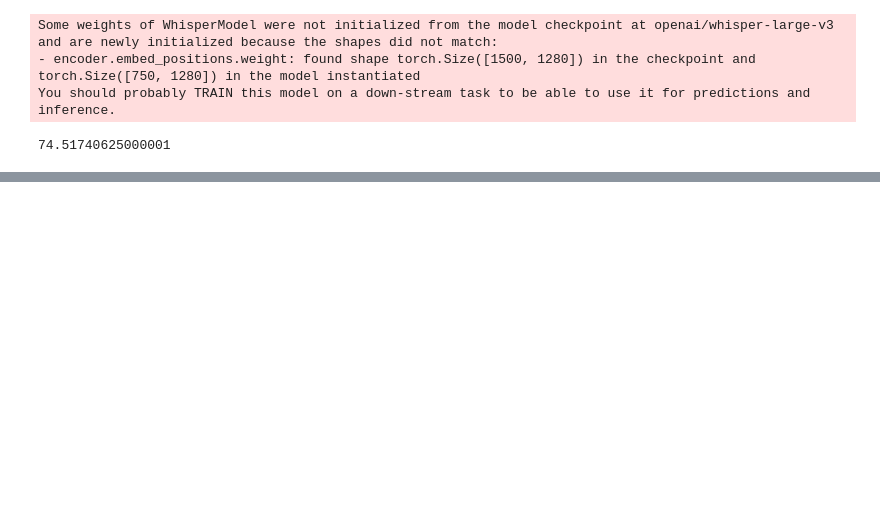
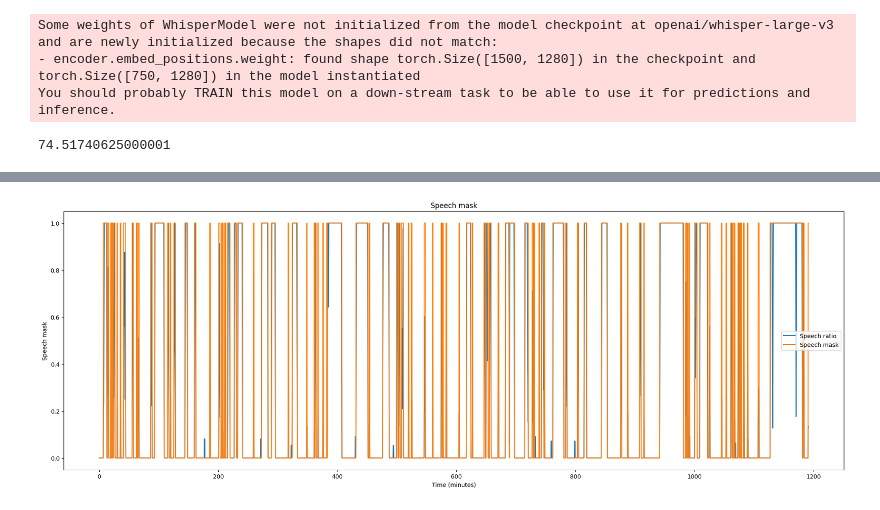
Before and after one commit to dvirbenor/audio-classification-playground, a Jupyter notebook: notebooks/vox-profile-emotion-dim-workcopy.ipynb, the cells around one changed output, grey strips where cells are left out. Saved outputs shown, nothing was run; the diff lists cells and outputs as text; code cells hidden in the pictures; blank space fills up the shorter version.

```diff
--- a/notebooks/vox-profile-emotion-dim-workcopy.ipynb
+++ b/notebooks/vox-profile-emotion-dim-workcopy.ipynb
@@ -268,0 +203,11 @@ Block duration stats:
+# %%
+fig, ax = plt.subplots(figsize=(24, 8))
+ax.plot(np.arange(len(speech_mask))/HOP_SEC/60, speech_ratio,label="Speech ratio")
+ax.plot(np.arange(len(speech_mask))/HOP_SEC/60, speech_mask,label="Speech mask")
+ax.set_xlabel("Time (minutes)")
+ax.set_ylabel("Speech mask")
+ax.set_title("Speech mask")
+ax.legend()
+plt.show()
+# %% [output]
+[figure, added]
```
Also changed, not shown: parts of 31 cells of this notebook, 1 other file.
